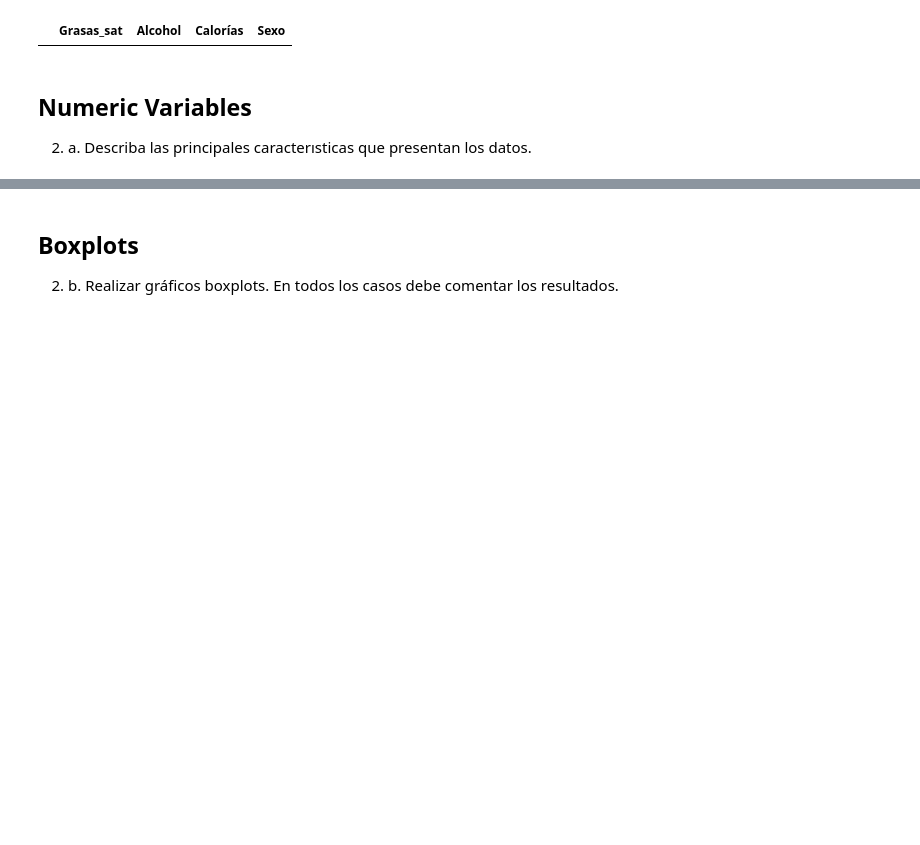
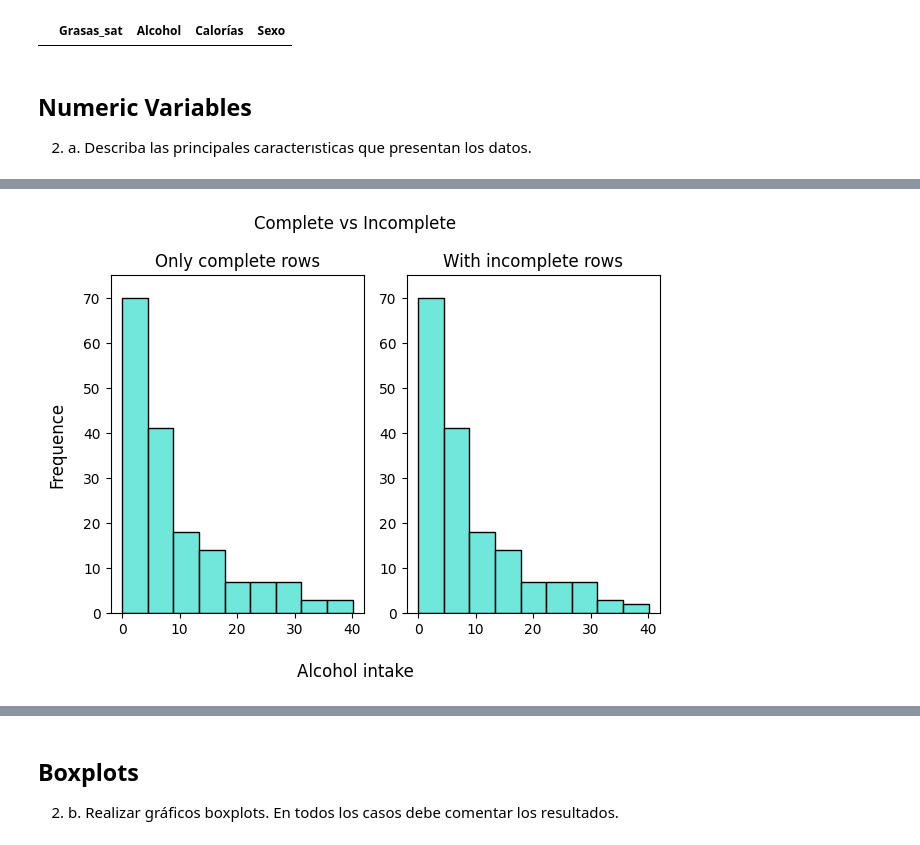
Before and after one commit to prausela/nutri-stats, a Jupyter notebook: main.ipynb, the cells around one changed output, grey strips where cells are left out. Saved outputs shown, nothing was run; the diff lists cells and outputs as text; code cells hidden in the pictures; blank space fills up the shorter version.

```diff
--- a/main.ipynb
+++ b/main.ipynb
@@ -115,0 +287,19 @@ dtype: float64
+# %%
+figure, axis = plt.subplots(1, 2)
+sns.histplot(x=ALCOHOL, data=alcohol_df,         ax=axis[0], color="turquoise", bins=(math.ceil(math.log2(alcohol_df.shape[0]))+1))
+sns.histplot(x=ALCOHOL, data=nm_df[[ALCOHOL]],   ax=axis[1], color="turquoise", bins=(math.ceil(math.log2(nm_df[[ALCOHOL]].shape[0]))+1))
+axis[0].set_title("Only complete rows")
+axis[0].set_ylabel(None)
+axis[0].set_xlabel(None)
+axis[0].set_ylim([0, 75])
+axis[1].set_title("With incomplete rows")
+axis[1].set_ylabel(None)
+axis[1].set_xlabel(None)
+axis[1].set_ylim([0, 75])
+figure.suptitle("Complete vs Incomplete")
+figure.supylabel("Frequence")
+figure.supxlabel("Alcohol intake")
+figure.tight_layout()
+plt.show()
+# %% [output]
+[figure, added]
```
Also changed, not shown: parts of 25 cells of this notebook.
